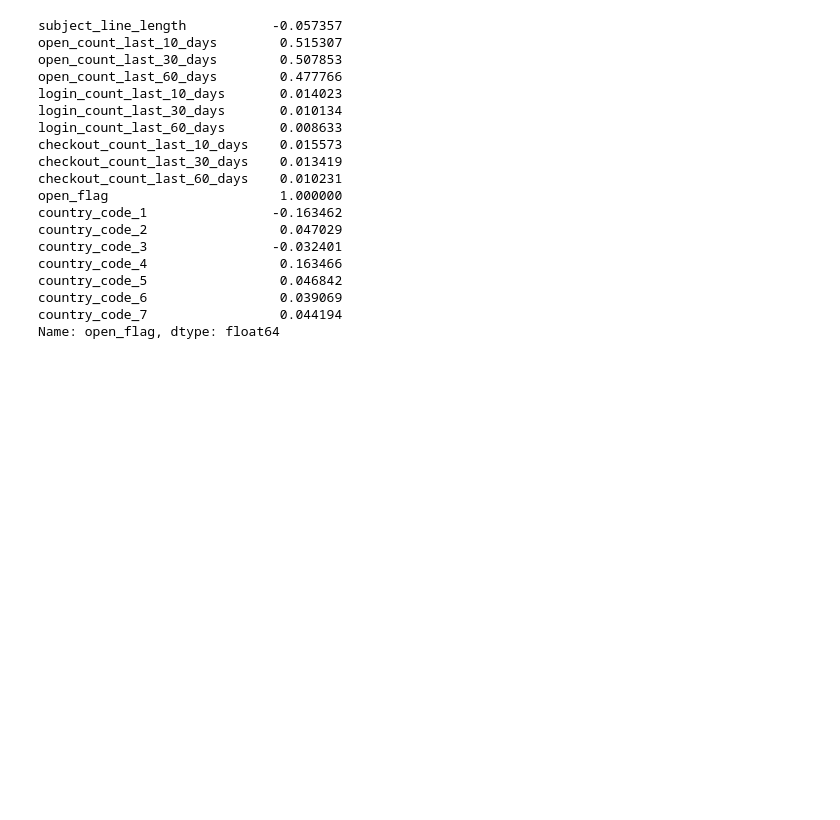
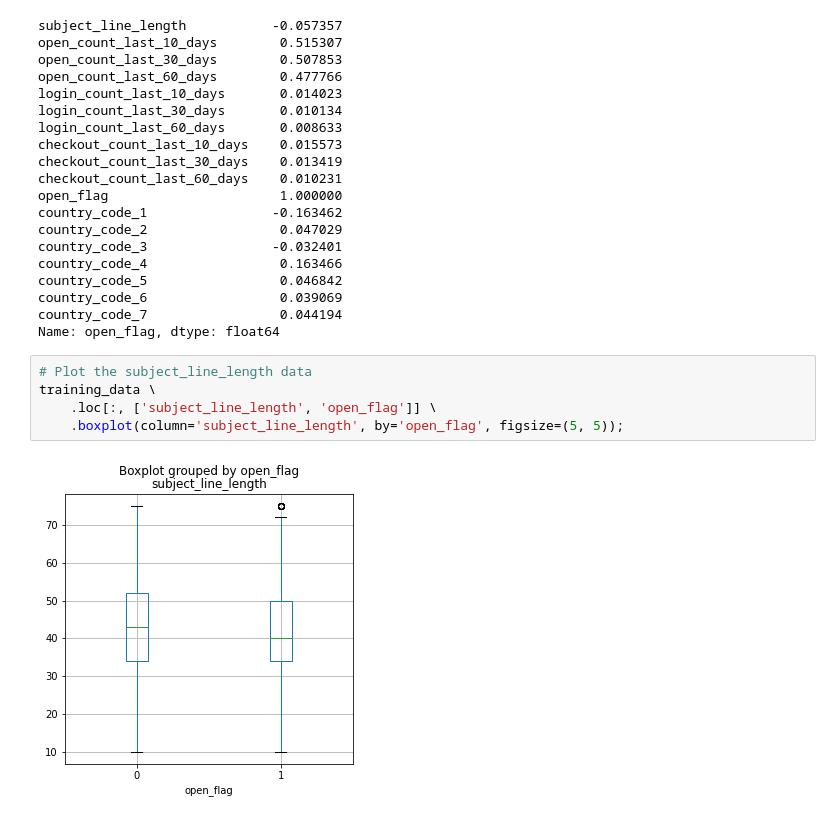
Before and after one commit to helmiriawan/code-league-marketing-analytics, a Jupyter notebook: data-understanding.ipynb, the cells around one changed output. Drawn from its saved outputs; the diff is of its cells as text; blank space fills up the shorter version.

Commit message:
Add data visualization

```diff
--- a/data-understanding.ipynb
+++ b/data-understanding.ipynb
@@ -186,3 +186,10 @@ country_code_5                 0.046842
 country_code_6                 0.039069
 country_code_7                 0.044194
 Name: open_flag, dtype: float64
+# %%
+# Plot the subject_line_length data
+training_data \
+    .loc[:, ['subject_line_length', 'open_flag']] \
+    .boxplot(column='subject_line_length', by='open_flag', figsize=(5, 5));
+# %% [output]
+[figure, added]
```
Also changed, not shown: parts of 2 cells of this notebook.
